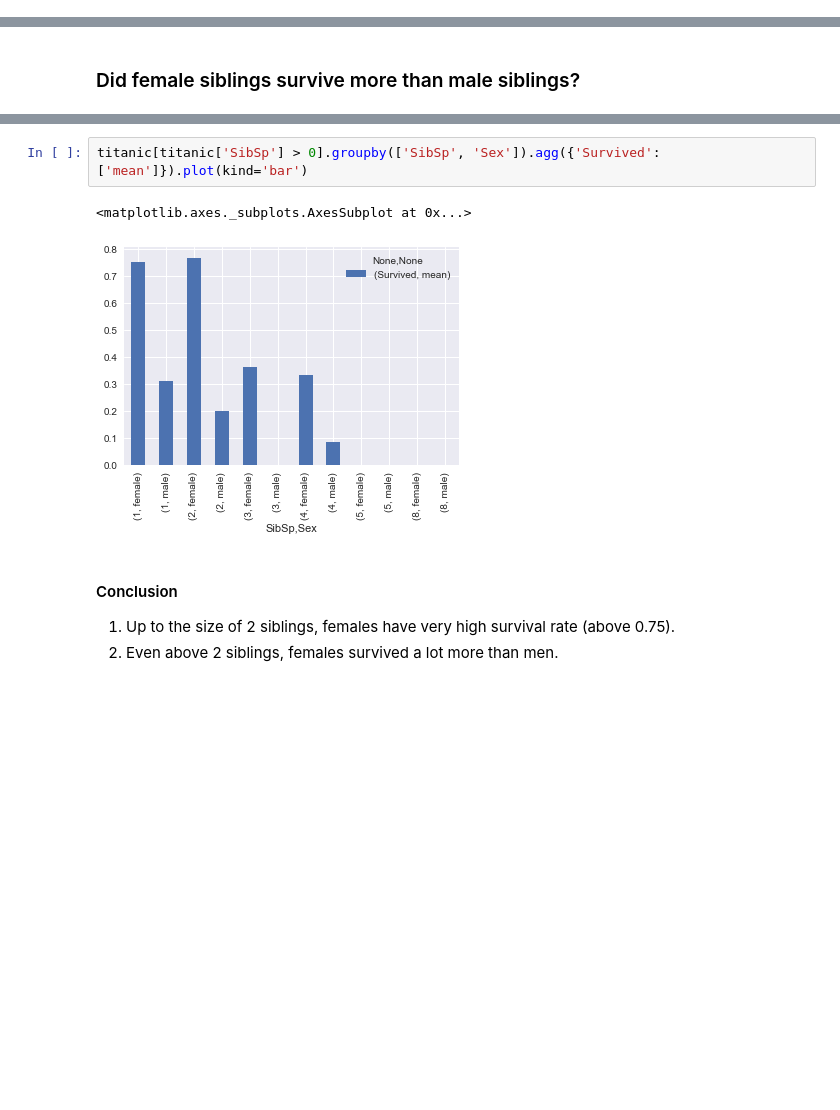
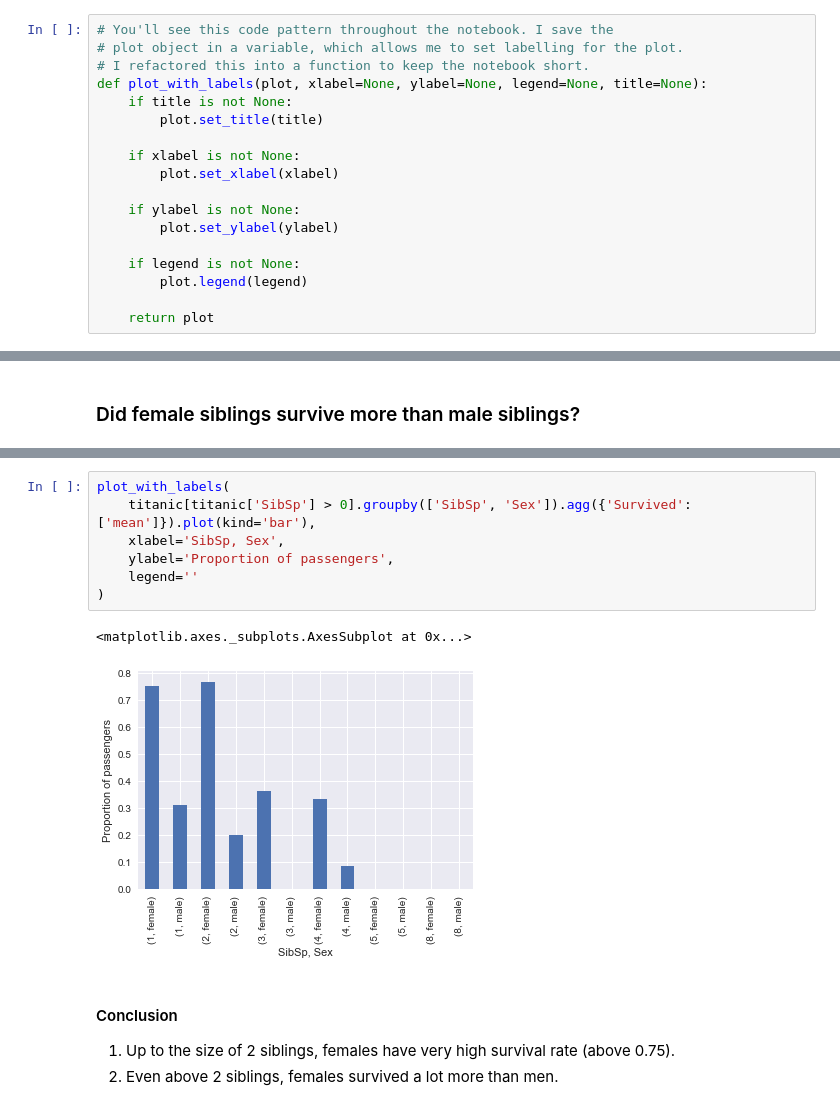
Before and after one commit to XCMer/DAND-Investigate-Dataset, a Jupyter notebook: Analysis.ipynb, the cells around one changed output, grey strips where cells are left out. Saved outputs shown, nothing was run; the diff lists cells and outputs as text; blank space fills up the shorter version.

```diff
--- a/Analysis.ipynb
+++ b/Analysis.ipynb
@@ -49,0 +45,18 @@ titanic.count().plot(kind='bar')
+# %%
+# You'll see this code pattern throughout the notebook. I save the
+# plot object in a variable, which allows me to set labelling for the plot.
+# I refactored this into a function to keep the notebook short.
+def plot_with_labels(plot, xlabel=None, ylabel=None, legend=None, title=None):
+    if title is not None:
+        plot.set_title(title)
+
+    if xlabel is not None:
+        plot.set_xlabel(xlabel)
+
+    if ylabel is not None:
+        plot.set_ylabel(ylabel)
+
+    if legend is not None:
+        plot.legend(legend)
+
+    return plot
@@ -433,8 +513,13 @@ titanic[titanic['SibSp'] > 0].groupby(['SibSp', 'Sex']).agg({'Survived': ['count
 # %%
-titanic[titanic['SibSp'] > 0].groupby(['SibSp', 'Sex']).agg({'Survived': ['mean']}).plot(kind='bar')
+plot_with_labels(
+    titanic[titanic['SibSp'] > 0].groupby(['SibSp', 'Sex']).agg({'Survived': ['mean']}).plot(kind='bar'),
+    xlabel='SibSp, Sex',
+    ylabel='Proportion of passengers',
+    legend=''
+)
 # %% [output]
 <matplotlib.axes._subplots.AxesSubplot at 0x...>
-[figure, old version]
+[figure, new version]
 # %% [markdown]
 #### Conclusion
 
```
Also changed, not shown: parts of 23 cells of this notebook.
